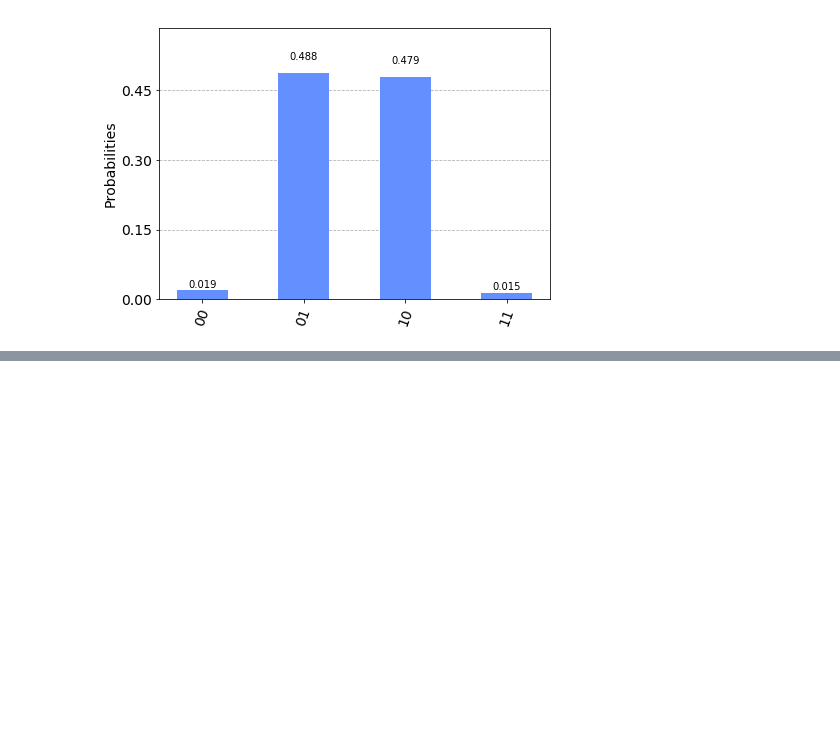
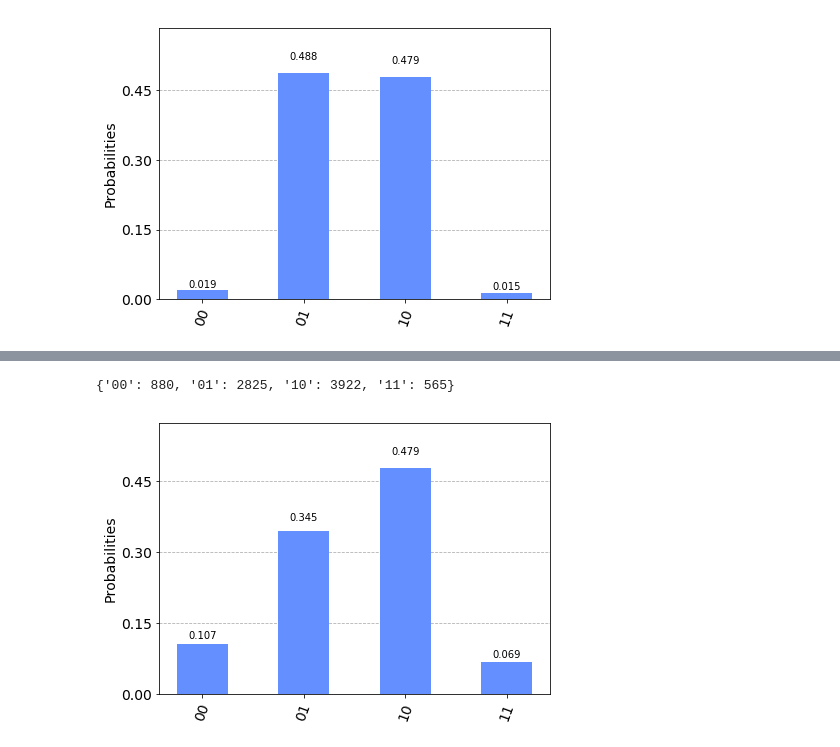
Before and after one commit to agustinsilva447/Quantum-Game-Theory, a Jupyter notebook: real_devices.ipynb, the cells around one changed output, grey strips where cells are left out. Drawn from its saved outputs; the diff is of its cells as text; code cells hidden in the pictures; blank space fills up the shorter version.

```diff
--- a/real_devices.ipynb
+++ b/real_devices.ipynb
@@ -121,0 +132,10 @@ plot_histogram(measurement5)
+# %%
+backend7 = provider.get_backend('ibmq_belem')
+job7 = execute(circ, backend=backend7, shots=8192)
+result7 = job7.result()
+measurement7 = result7.get_counts(circ)
+print(measurement7)
+plot_histogram(measurement7)
+# %% [output]
+{'00': 880, '01': 2825, '10': 3922, '11': 565}
+[figure, added]
```
Also changed, not shown: parts of 4 cells of this notebook, 1 other file.
